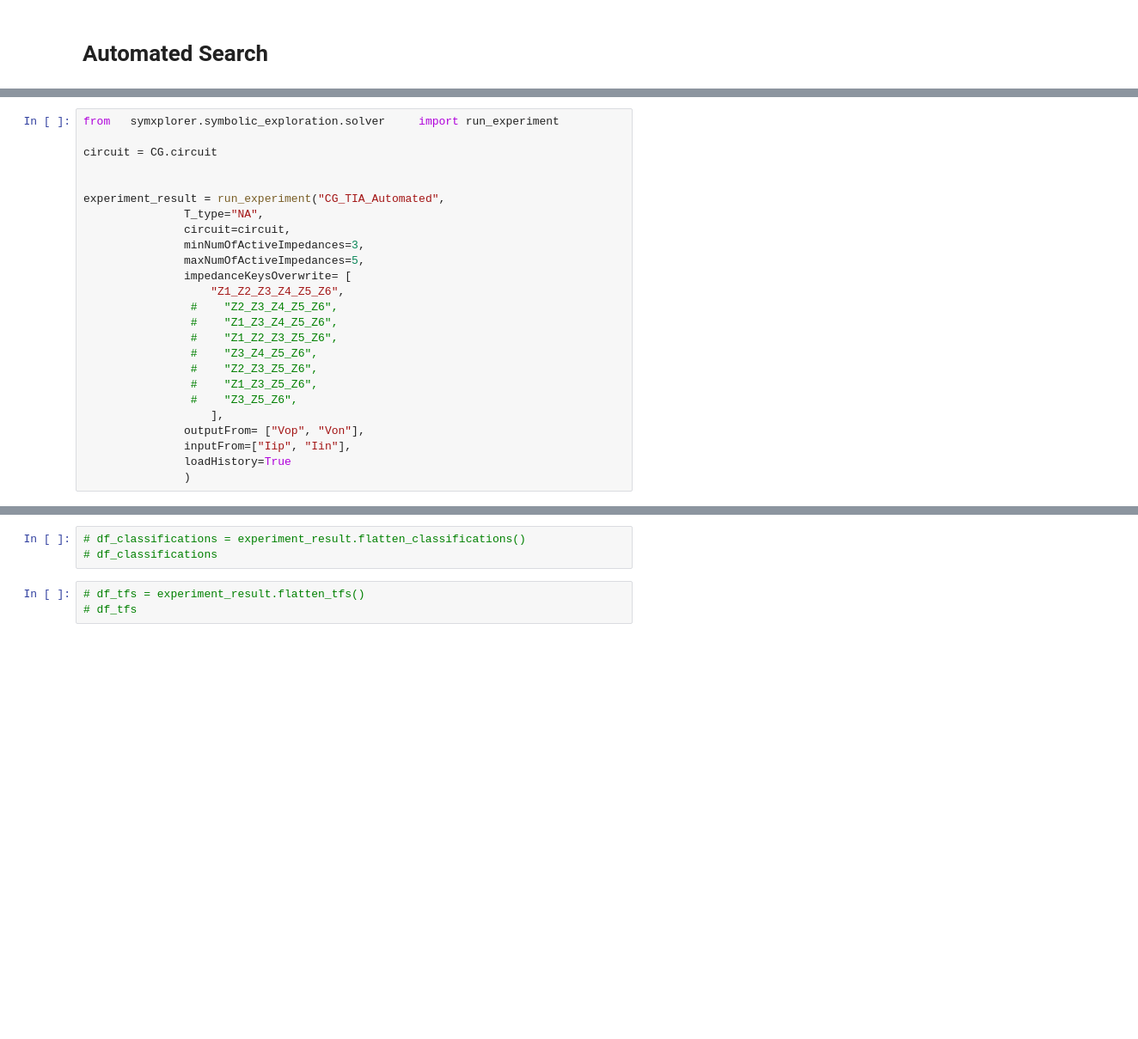
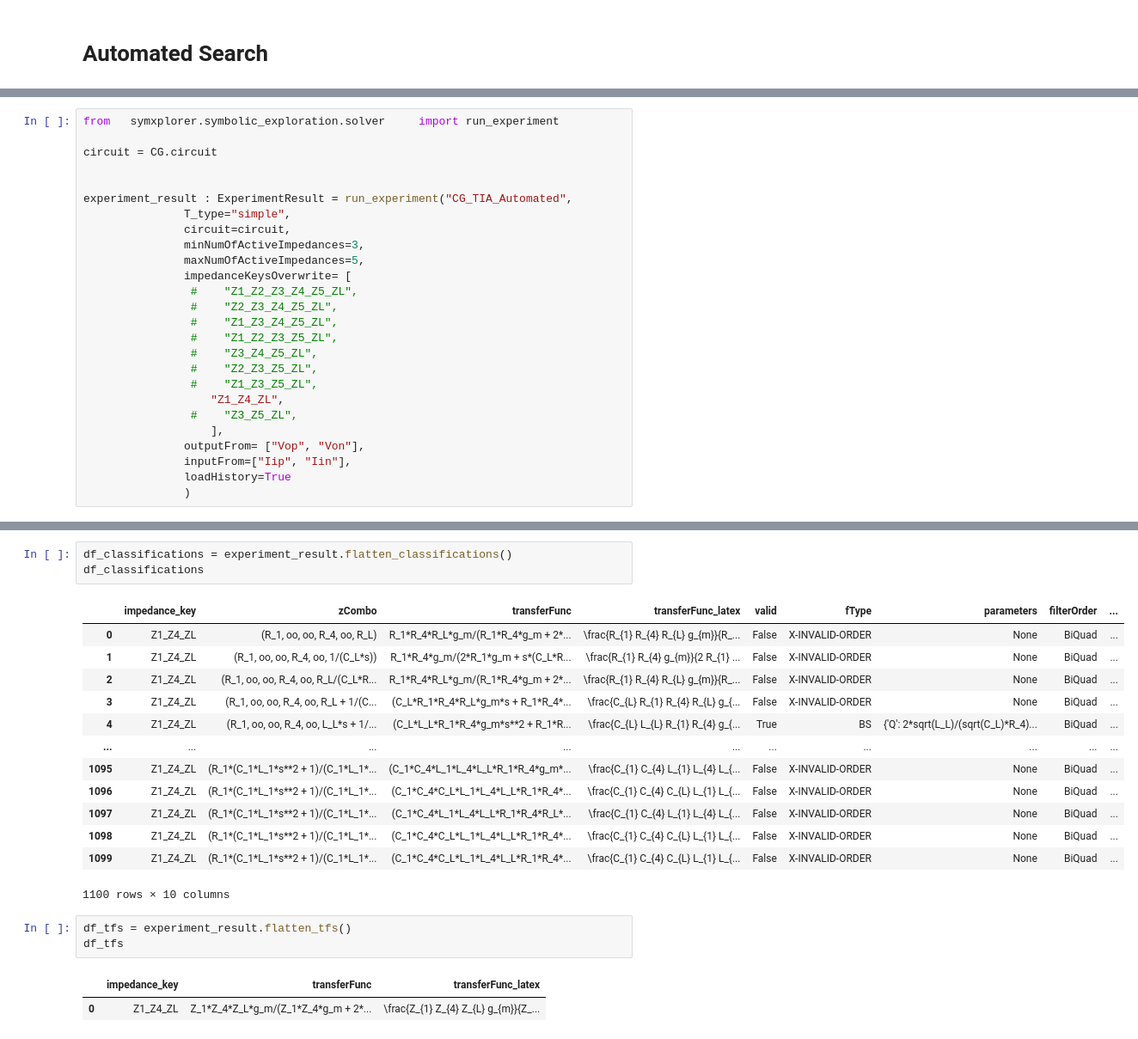
Before and after one commit to NooriDan/SymXplorer, a Jupyter notebook: examples/tunable-tia/sym-exploration/CG_TIA_Exploration.ipynb, the cells around one changed output, grey strips where cells are left out. Shown at 86% size. Drawn from its saved outputs; the diff is of its cells as text; blank space fills up the shorter version.

```diff
--- a/examples/tunable-tia/sym-exploration/CG_TIA_Exploration.ipynb
+++ b/examples/tunable-tia/sym-exploration/CG_TIA_Exploration.ipynb
@@ -155,20 +71,21 @@ from   symxplorer.symbolic_exploration.solver     import run_experiment
 circuit = CG.circuit
 
 
-experiment_result = run_experiment("CG_TIA_Automated",
-               T_type="NA",
+experiment_result : ExperimentResult = run_experiment("CG_TIA_Automated",
+               T_type="simple",
                circuit=circuit,
                minNumOfActiveImpedances=3,
                maxNumOfActiveImpedances=5,
                impedanceKeysOverwrite= [
-                   "Z1_Z2_Z3_Z4_Z5_Z6",
-                #    "Z2_Z3_Z4_Z5_Z6",
-                #    "Z1_Z3_Z4_Z5_Z6",
-                #    "Z1_Z2_Z3_Z5_Z6",
-                #    "Z3_Z4_Z5_Z6",
-                #    "Z2_Z3_Z5_Z6",
-                #    "Z1_Z3_Z5_Z6",
-                #    "Z3_Z5_Z6",
+                #    "Z1_Z2_Z3_Z4_Z5_ZL",
+                #    "Z2_Z3_Z4_Z5_ZL",
+                #    "Z1_Z3_Z4_Z5_ZL",
+                #    "Z1_Z2_Z3_Z5_ZL",
+                #    "Z3_Z4_Z5_ZL",
+                #    "Z2_Z3_Z5_ZL",
+                #    "Z1_Z3_Z5_ZL",
+                   "Z1_Z4_ZL",
+                #    "Z3_Z5_ZL",
                    ],
                outputFrom= ["Vop", "Von"],
                inputFrom=["Iip", "Iin"],
@@ -182,8 +133,25 @@ type(classifications), type(classifications[-1])
 # %%
-# df_classifications = experiment_result.flatten_classifications()
-# df_classifications
+df_classifications = experiment_result.flatten_classifications()
+df_classifications
+# %% [output]
+|  | impedance_key | zCombo | transferFunc | transferFunc_latex | valid | fType | parameters | filterOrder | ... |
+| 0 | Z1_Z4_ZL | (R_1, oo, oo, R_4, oo, R_L) | R_1*R_4*R_L*g_m/(R_1*R_4*g_m + 2*... | \frac{R_{1} R_{4} R_{L} g_{m}}{R_... | False | X-INVALID-ORDER | None | BiQuad | ... |
+| 1 | Z1_Z4_ZL | (R_1, oo, oo, R_4, oo, 1/(C_L*s)) | R_1*R_4*g_m/(2*R_1*g_m + s*(C_L*R... | \frac{R_{1} R_{4} g_{m}}{2 R_{1} ... | False | X-INVALID-ORDER | None | BiQuad | ... |
+| 2 | Z1_Z4_ZL | (R_1, oo, oo, R_4, oo, R_L/(C_L*R... | R_1*R_4*R_L*g_m/(R_1*R_4*g_m + 2*... | \frac{R_{1} R_{4} R_{L} g_{m}}{R_... | False | X-INVALID-ORDER | None | BiQuad | ... |
+| 3 | Z1_Z4_ZL | (R_1, oo, oo, R_4, oo, R_L + 1/(C... | (C_L*R_1*R_4*R_L*g_m*s + R_1*R_4*... | \frac{C_{L} R_{1} R_{4} R_{L} g_{... | False | X-INVALID-ORDER | None | BiQuad | ... |
+| 4 | Z1_Z4_ZL | (R_1, oo, oo, R_4, oo, L_L*s + 1/... | (C_L*L_L*R_1*R_4*g_m*s**2 + R_1*R... | \frac{C_{L} L_{L} R_{1} R_{4} g_{... | True | BS | {'Q': 2*sqrt(L_L)/(sqrt(C_L)*R_4)... | BiQuad | ... |
+| ... | ... | ... | ... | ... | ... | ... | ... | ... | ... |
+| 1095 | Z1_Z4_ZL | (R_1*(C_1*L_1*s**2 + 1)/(C_1*L_1*... | (C_1*C_4*L_1*L_4*L_L*R_1*R_4*g_m*... | \frac{C_{1} C_{4} L_{1} L_{4} L_{... | False | X-INVALID-ORDER | None | BiQuad | ... |
+| 1096 | Z1_Z4_ZL | (R_1*(C_1*L_1*s**2 + 1)/(C_1*L_1*... | (C_1*C_4*C_L*L_1*L_4*L_L*R_1*R_4*... | \frac{C_{1} C_{4} C_{L} L_{1} L_{... | False | X-INVALID-ORDER | None | BiQuad | ... |
+| 1097 | Z1_Z4_ZL | (R_1*(C_1*L_1*s**2 + 1)/(C_1*L_1*... | (C_1*C_4*L_1*L_4*L_L*R_1*R_4*R_L*... | \frac{C_{1} C_{4} L_{1} L_{4} L_{... | False | X-INVALID-ORDER | None | BiQuad | ... |
+| 1098 | Z1_Z4_ZL | (R_1*(C_1*L_1*s**2 + 1)/(C_1*L_1*... | (C_1*C_4*C_L*L_1*L_4*L_L*R_1*R_4*... | \frac{C_{1} C_{4} C_{L} L_{1} L_{... | False | X-INVALID-ORDER | None | BiQuad | ... |
+| 1099 | Z1_Z4_ZL | (R_1*(C_1*L_1*s**2 + 1)/(C_1*L_1*... | (C_1*C_4*C_L*L_1*L_4*L_L*R_1*R_4*... | \frac{C_{1} C_{4} C_{L} L_{1} L_{... | False | X-INVALID-ORDER | None | BiQuad | ... |
+1100 rows × 10 columns
 # %%
-# df_tfs = experiment_result.flatten_tfs()
-# df_tfs
+df_tfs = experiment_result.flatten_tfs()
+df_tfs
+# %% [output]
+|  | impedance_key | transferFunc | transferFunc_latex |
+| 0 | Z1_Z4_ZL | Z_1*Z_4*Z_L*g_m/(Z_1*Z_4*g_m + 2*... | \frac{Z_{1} Z_{4} Z_{L} g_{m}}{Z_... |
 # %%
 experiment_result.to_csv()
```
Also changed, not shown: parts of 21 cells of this notebook, 35 other files.
